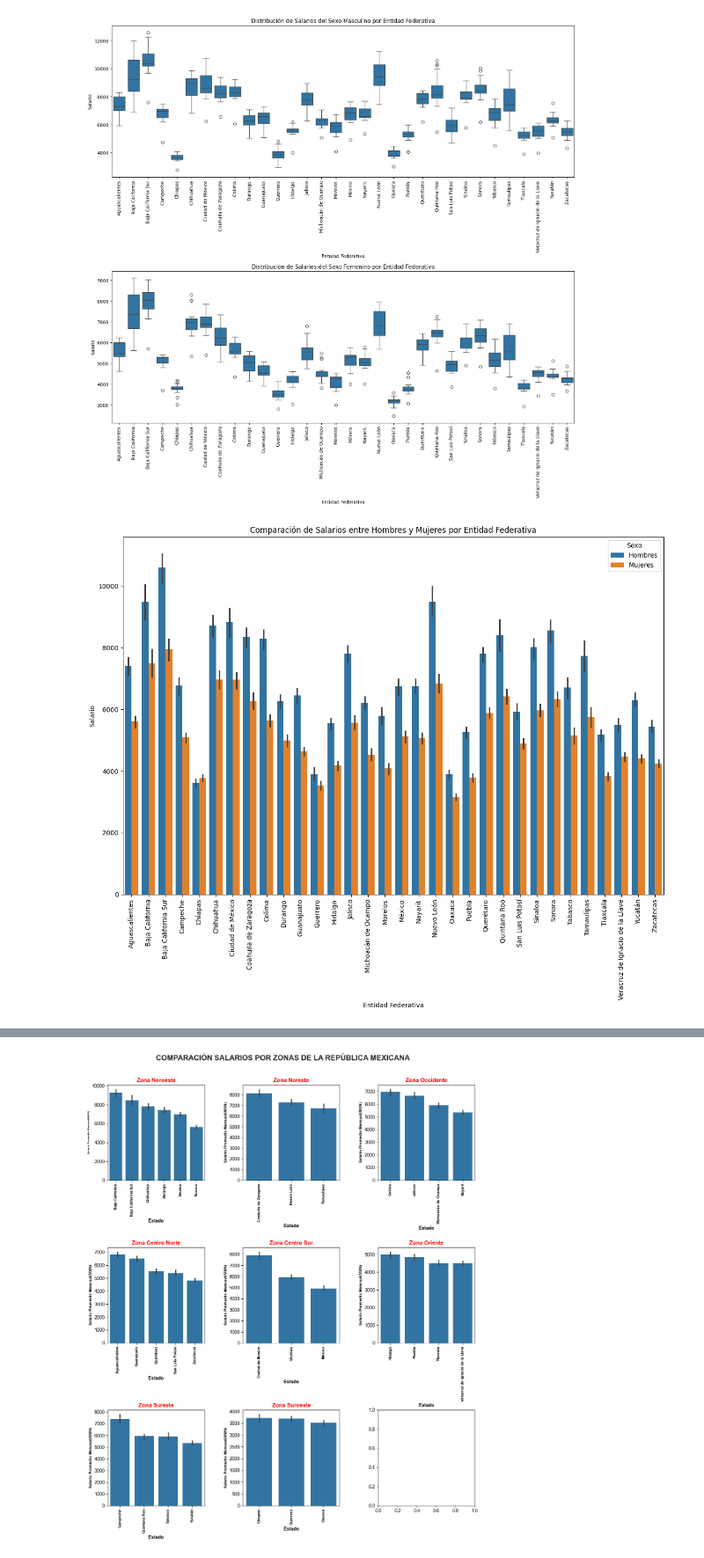
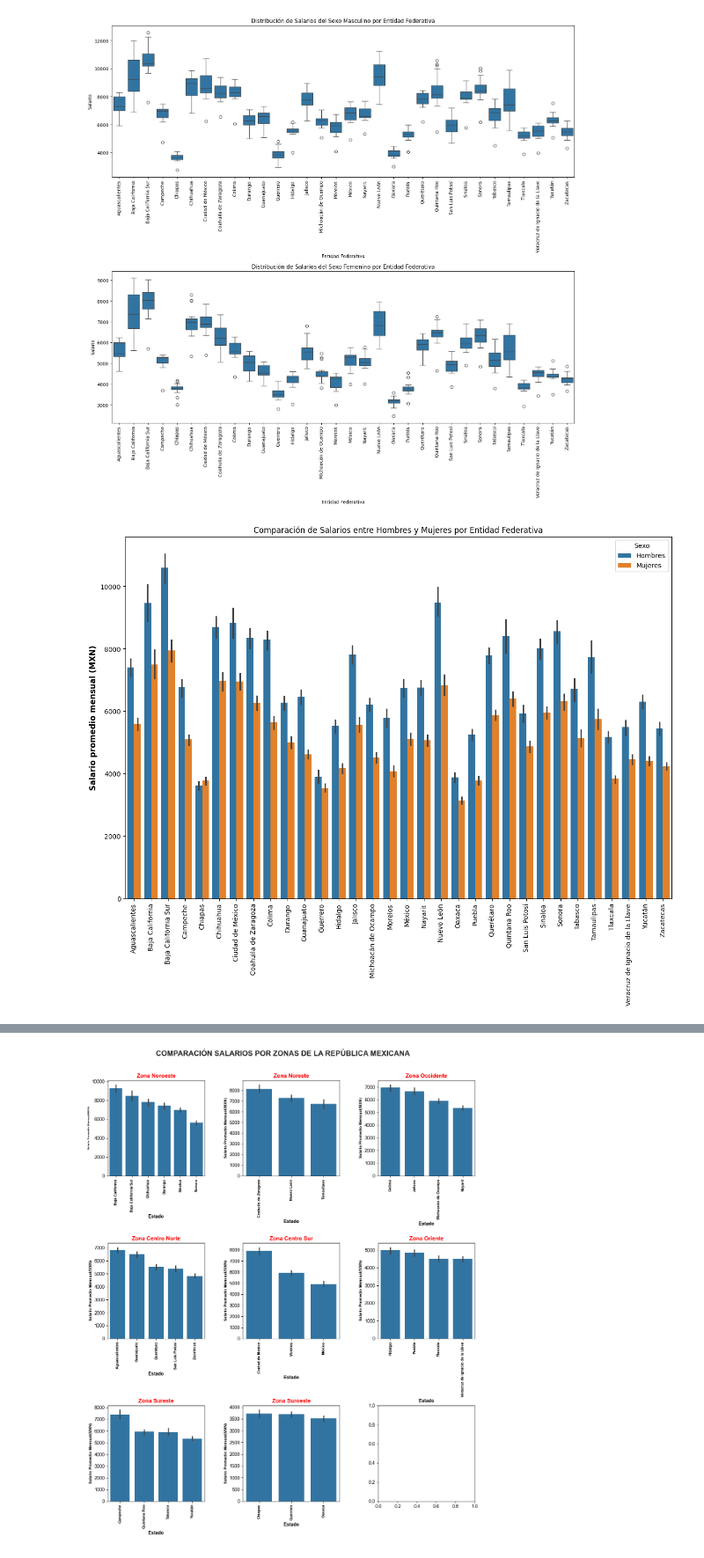
Before and after one commit to Qarant/Analysis-of-Mexican-Salaries-Over-Time, a Jupyter notebook: Statistics_and_Visualization.ipynb, the cells around one changed output, grey strips where cells are left out. Shown at 88% size. Cells and saved outputs as stored; diff of their text form; code cells hidden in the pictures.

```diff
--- a/Statistics_and_Visualization.ipynb
+++ b/Statistics_and_Visualization.ipynb
@@ -95,8 +95,10 @@ plt.show() # Mostrar las gráficas
 # %%
 plt.figure(figsize=(15, 10))
 sns.barplot(data=df_promedio_general, x='Entidad Federativa', y='Salario', hue='Sexo')
 plt.xticks(rotation=90)
 plt.title('Comparación de Salarios entre Hombres y Mujeres por Entidad Federativa')
+plt.ylabel('Salario promedio mensual (MXN)', fontsize=12, fontweight='bold')
+plt.xlabel('')
 plt.show()
 # %% [output]
-[figure, old version]
+[figure, new version]
```
Also changed, not shown: parts of 1 cell of this notebook, 4 other files.
